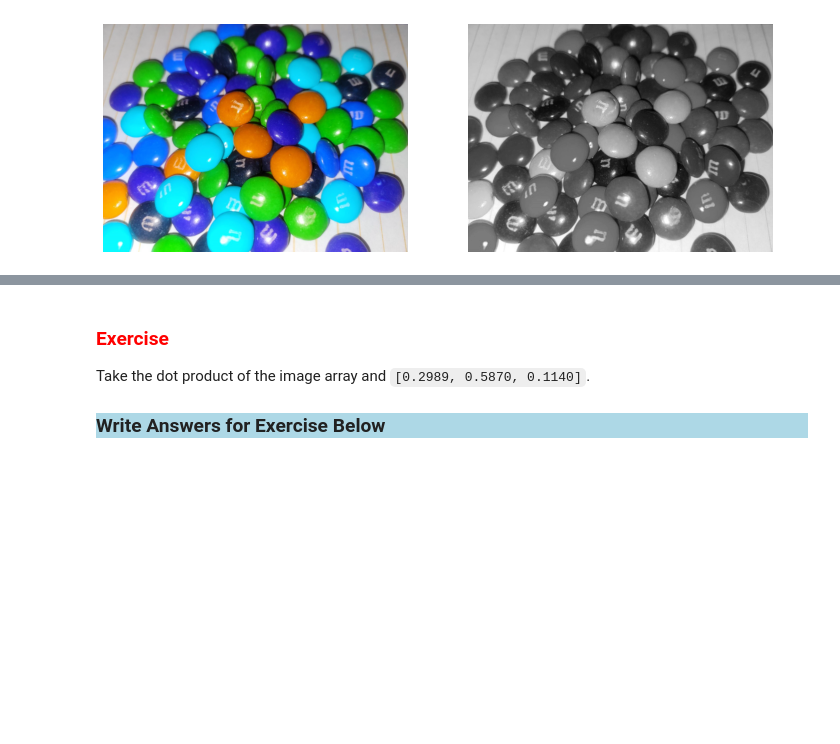
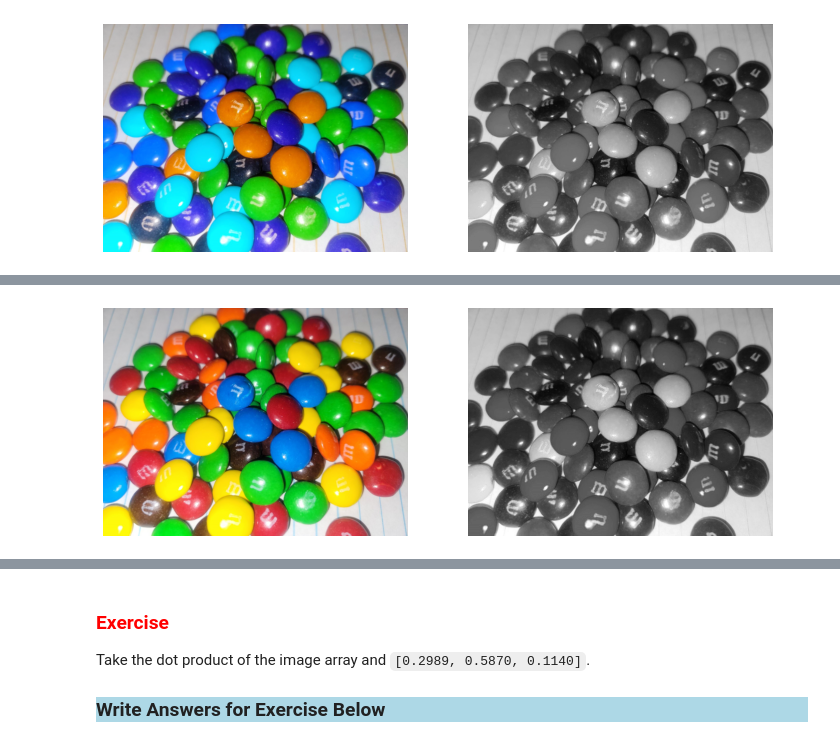
Before and after one commit to TheDataScienceLabs/DataLab_Multivariate_Calculus, a Jupyter notebook: Color_Labs/grayscale.ipynb, the cells around one changed output, grey strips where cells are left out. Saved outputs shown, nothing was run; the diff lists cells and outputs as text; code cells hidden in the pictures; blank space fills up the shorter version.

```diff
--- a/Color_Labs/grayscale.ipynb
+++ b/Color_Labs/grayscale.ipynb
@@ -66,0 +77,13 @@ showimage(img,new)
+# %%
+def averagemethod(img):
+    img = np.array(img)
+    for i in range(0, len(img)):
+        avg = ((img[i,0]**2) + (img[i,1]**2) + (img[i,2]**2)) / 3 #fill in here
+    img = np.dot(img, avg)
+    return img
+
+img = Image.open('mnms.jpg')
+new = averagemethod(img)
+showimage(img,new)
+# %% [output]
+[figure, added]
```
Also changed, not shown: parts of 10 cells of this notebook.
